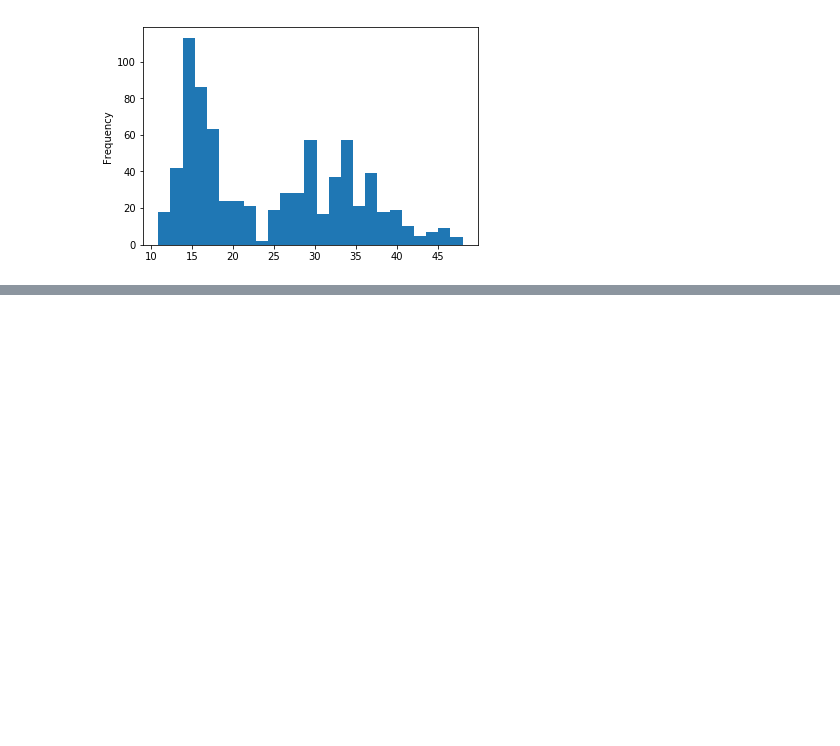
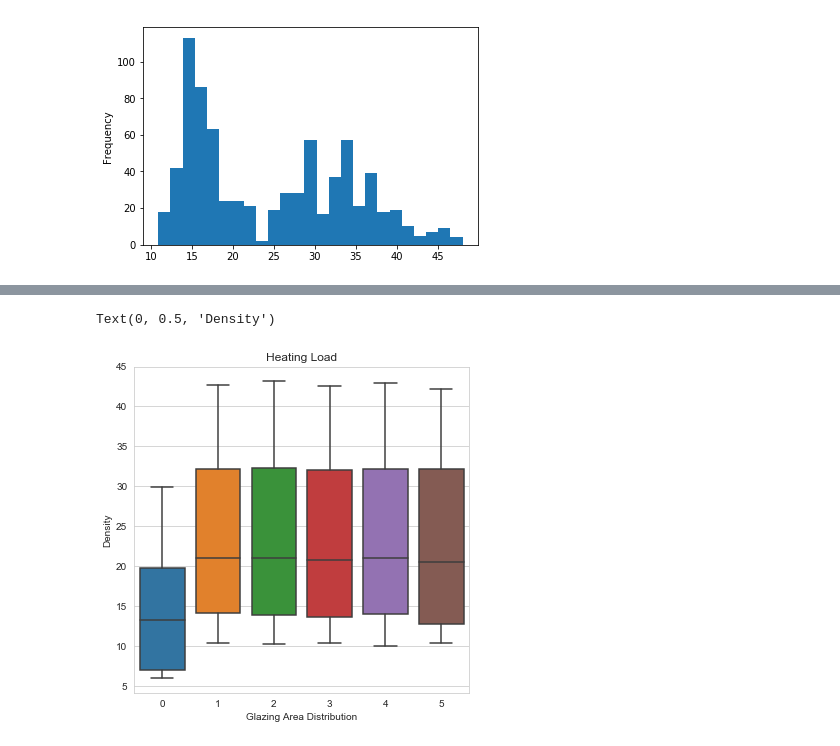
Before and after one commit to mutecypher/Datasci410, a Jupyter notebook: MikePearson-L01-EnergyLoads.ipynb, the cells around one changed output, grey strips where cells are left out. Cells and saved outputs as stored; diff of their text form; code cells hidden in the pictures; blank space fills up the shorter version.

```diff
--- a/MikePearson-L01-EnergyLoads.ipynb
+++ b/MikePearson-L01-EnergyLoads.ipynb
@@ -145,0 +128,12 @@ plt.boxplot(auto_price.loc[:,'price'])
+# %%
+import seaborn as sns
+fig = plt.figure(figsize=(6,6)) # define plot area
+ax = fig.gca() # define axis
+sns.set_style("whitegrid")
+sns.boxplot(x = 'Glazing Area Distribution', y = 'Heating Load', data = buildings, ax = ax)
+ax.set_title('Heating Load') # Give the plot a main title
+ax.set_xlabel('Glazing Area Distribution') # Set text for the x axis
+ax.set_ylabel('Density')# Set text for y axis
+# %% [output]
+Text(0, 0.5, 'Density')
+[figure, added]
```
Also changed, not shown: parts of 20 cells of this notebook, 1 other file.
